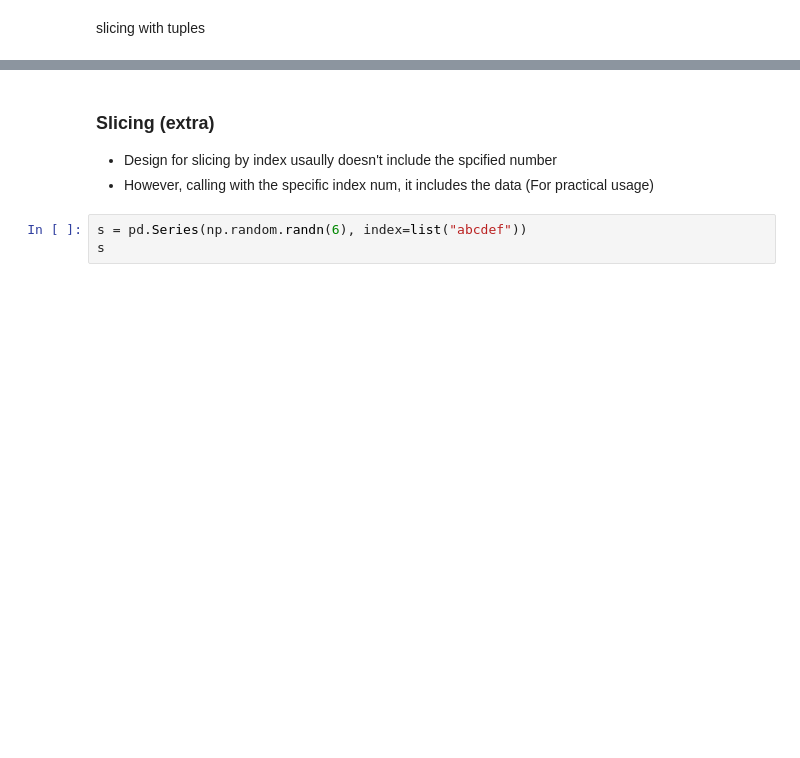
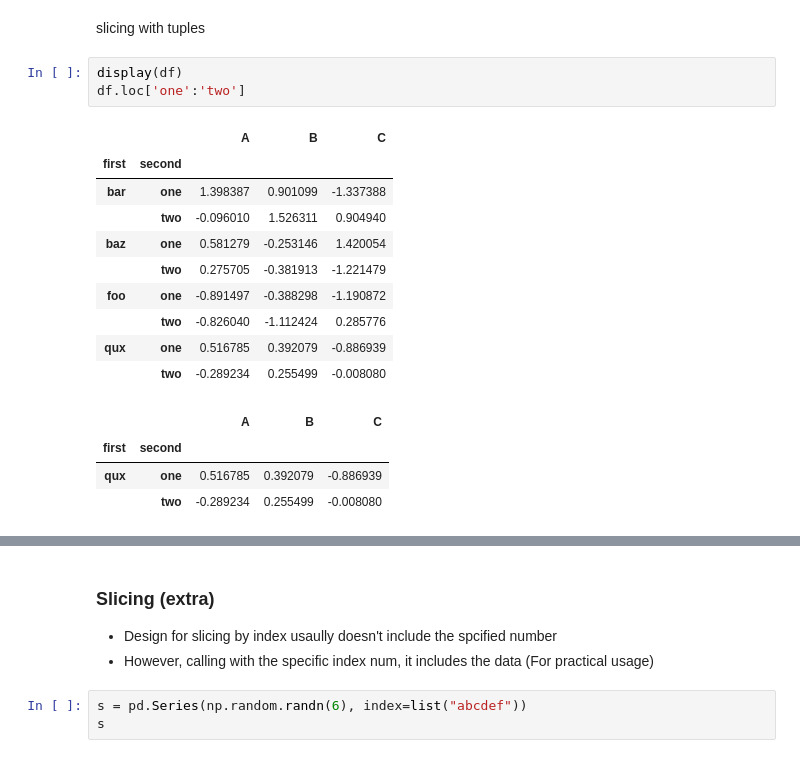
Before and after one commit to han942/vscode, a Jupyter notebook: dataprocess_class/week5/3_Series_MultiIndex.ipynb, the cells around one changed output, grey strips where cells are left out. Cells and saved outputs as stored; diff of their text form; blank space fills up the shorter version.

```diff
--- a/dataprocess_class/week5/3_Series_MultiIndex.ipynb
+++ b/dataprocess_class/week5/3_Series_MultiIndex.ipynb
@@ -430,5 +421,23 @@ df.iloc[0:4]
 # %% [markdown]
 slicing with tuples
+# %%
+display(df)
+df.loc['one':'two']
+# %% [output]
+|  |  | A | B | C |
+| first | second |  |  |  |
+| bar | one | 1.398387 | 0.901099 | -1.337388 |
+|  | two | -0.096010 | 1.526311 | 0.904940 |
+| baz | one | 0.581279 | -0.253146 | 1.420054 |
+|  | two | 0.275705 | -0.381913 | -1.221479 |
+| foo | one | -0.891497 | -0.388298 | -1.190872 |
+|  | two | -0.826040 | -1.112424 | 0.285776 |
+| qux | one | 0.516785 | 0.392079 | -0.886939 |
+|  | two | -0.289234 | 0.255499 | -0.008080 |
+|  |  | A | B | C |
+| first | second |  |  |  |
+| qux | one | 0.516785 | 0.392079 | -0.886939 |
+|  | two | -0.289234 | 0.255499 | -0.008080 |
 # %%
 df.loc[("baz", "two"):("qux", "one")]
 # %% [output]
```
Also changed, not shown: parts of 29 cells of this notebook, 6 other files.
